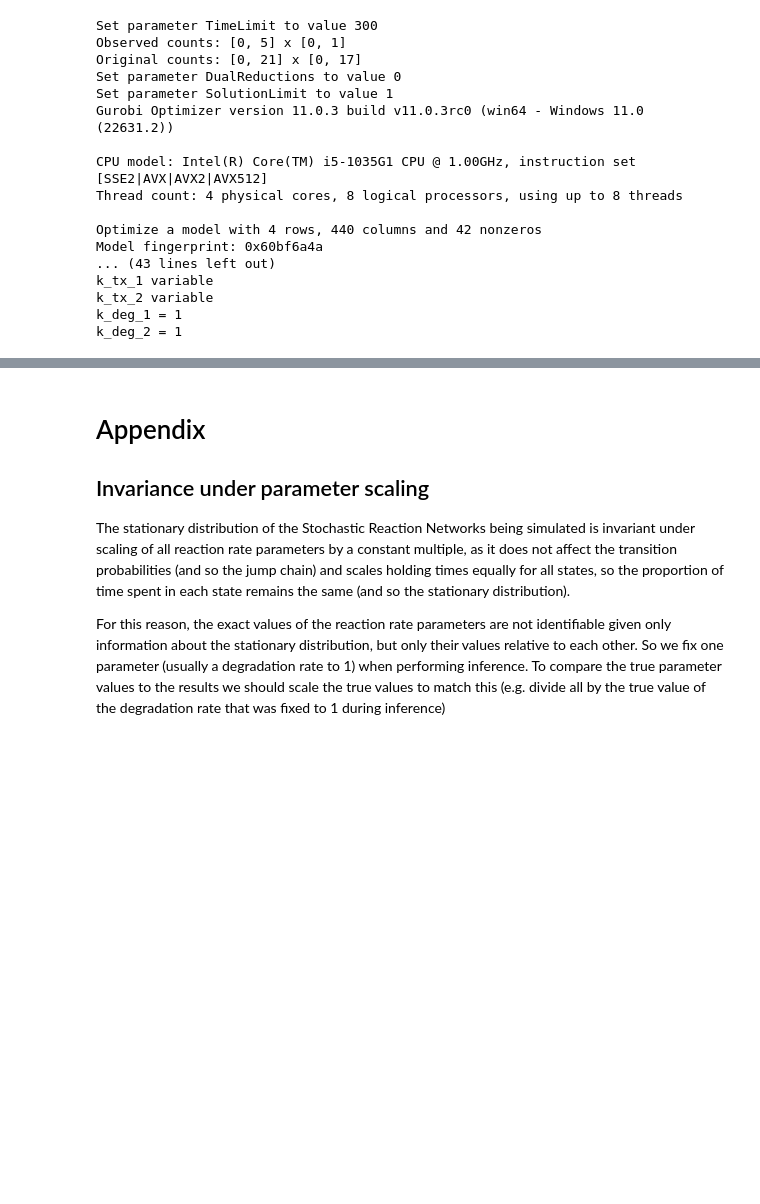
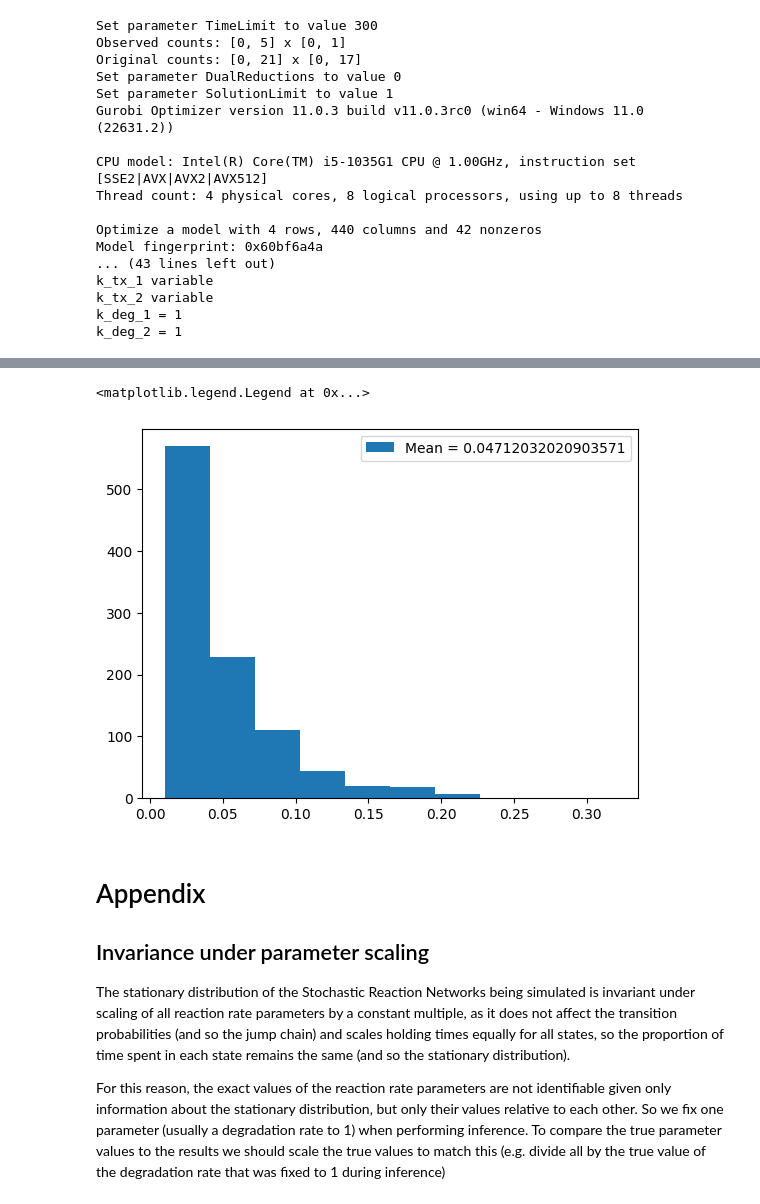
Before and after one commit to willjgh/M5R, a Jupyter notebook: Interaction/parameter_simulation.ipynb, the cells around one changed output, grey strips where cells are left out. Cells and saved outputs as stored; diff of their text form; code cells hidden in the pictures; blank space fills up the shorter version.

```diff
--- a/Interaction/parameter_simulation.ipynb
+++ b/Interaction/parameter_simulation.ipynb
@@ -1146,0 +1279,8 @@ k_deg_2 = 1
+# %%
+beta_low_sampled = rng.beta(1, 20, size=1000)
+beta_low_sampled[beta_low_sampled < 0.01] = 0.01
+plt.hist(beta_low_sampled, label=f"Mean = {beta_low_sampled.mean()}");
+plt.legend()
+# %% [output]
+<matplotlib.legend.Legend at 0x...>
+[figure, added]
```
Also changed, not shown: parts of 18 cells of this notebook, 6 other files.
